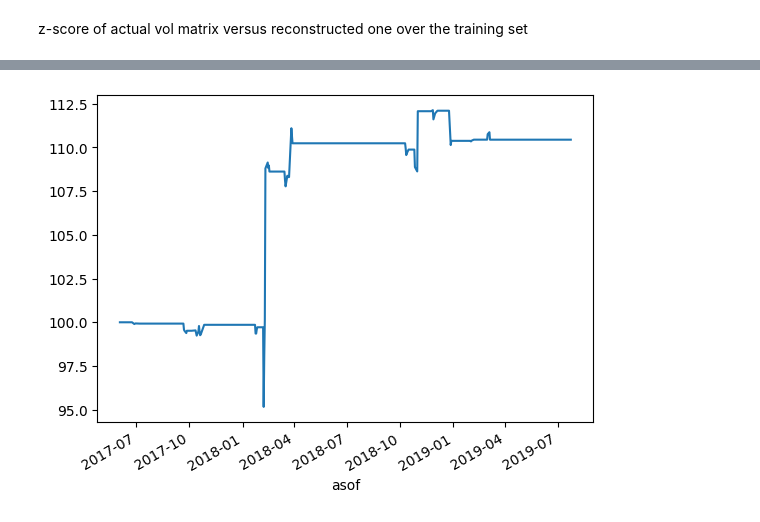
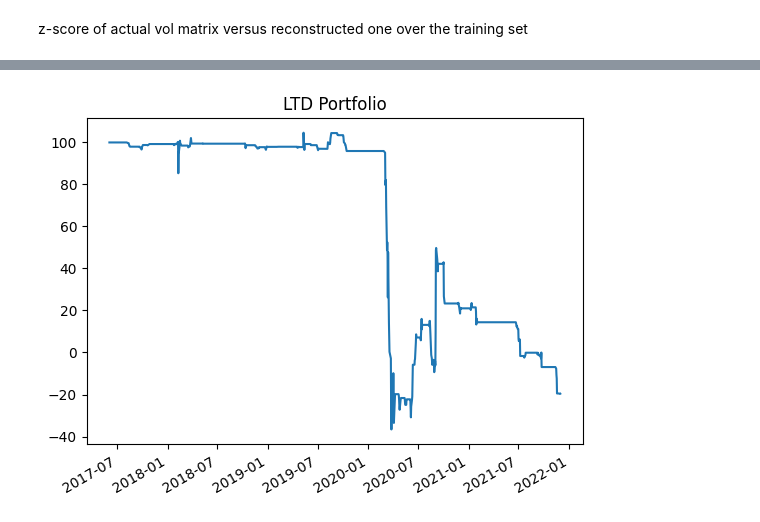
Before and after one commit to nkaimcaudle/ATC3Project202411, a Jupyter notebook: ATC project code.ipynb, the cells around one changed output, grey strips where cells are left out. Saved outputs shown, nothing was run; the diff lists cells and outputs as text; code cells hidden in the pictures.

```diff
--- a/ATC project code.ipynb
+++ b/ATC project code.ipynb
@@ -542,6 +552,6 @@ z-score of actual vol matrix versus reconstructed one over the training set
 # %%
 X_error = X[train_idx] - recon_x
-X_error_z = (X_error - X_error.mean(0, keepdims=True)) / X_error.std(0, keepdims=True)
+X_error_z = expanding_z(X_error)
 # %%
 def half_life_numpy(prices: np.ndarray) -> float:
     """
@@ -657,6 +667,7 @@ class ContextModel(pydantic.BaseModel):
 class SnapshotModel(pydantic.BaseModel):
     when: pydantic.AwareDatetime
     cash: float
+    transaction_costs: float
     assets_value: float
     balance_sheet: float
     n_trades: int
@@ -984,0 +1070,36 @@ for date in progress.track(all_train_dates[:400]):
+# %%
+# Example usage:
+def run_trading_system(all_train_dates, valid_AsOfs, df_rolls, X_error_z,
+                      DOWNSIDE_BREACH, DOWNSIDE_FLOOR, UPSIDE_BREACH, UPSIDE_CAP, EARLY_EXPIRE_DAYS, TRANSACTION_COSTS, days_to_run):
+    trading_system = TradingSystem()
+
+    if days_to_run:
+        to_run = all_train_dates[:days_to_run]
+    else:
+        to_run = all_train_dates
+    for date in progress.track(to_run):
+        trading_system.process_trading_day(
+            date=date,
+            X_error_z=X_error_z,
+            valid_AsOfs=valid_AsOfs,
+            df_rolls=df_rolls,
+            DOWNSIDE_BREACH=DOWNSIDE_BREACH,
+            DOWNSIDE_FLOOR=DOWNSIDE_FLOOR,
+            UPSIDE_BREACH=UPSIDE_BREACH,
+            UPSIDE_CAP=UPSIDE_CAP,
+            EARLY_EXPIRE_DAYS=EARLY_EXPIRE_DAYS,
+            transaction_costs=TRANSACTION_COSTS,
+        )
+
+    return trading_system
+a = run_trading_system(all_train_dates=all_train_dates,
+                       valid_AsOfs=valid_AsOfs,
+                       df_rolls=df_rolls,
+                       X_error_z=X_error_z,
+                       DOWNSIDE_BREACH=DOWNSIDE_BREACH,
+                       DOWNSIDE_FLOOR=DOWNSIDE_FLOOR,
+                       UPSIDE_BREACH=UPSIDE_BREACH,
+                       UPSIDE_CAP=UPSIDE_CAP,
+                       EARLY_EXPIRE_DAYS=EARLY_EXPIRE_DAYS,
+                       TRANSACTION_COSTS=TRANSACTION_COSTS,
+                       days_to_run=None)
@@ -985,4 +1113,4 @@ for date in progress.track(all_train_dates[:400]):
 # %%
-df_strategy = pd.DataFrame([x.dict() for x in snapshots], index=valid_AsOfs[:len(snapshots)])
-df_strategy.head()
+df_strategy_train = pd.DataFrame([x.dict() for x in a.snapshots], index=[x.when for x in a.snapshots])
+df_strategy_train.head()
 # %% [output]
@@ -996,4 +1123,4 @@ df_strategy.head()
 # %%
-df_strategy['balance_sheet'].plot();
+df_strategy_train['balance_sheet'].plot(title='LTD Portfolio');
 # %% [output]
-[figure, old version]
+[figure, new version]
```
Also changed, not shown: parts of 41 cells of this notebook.
